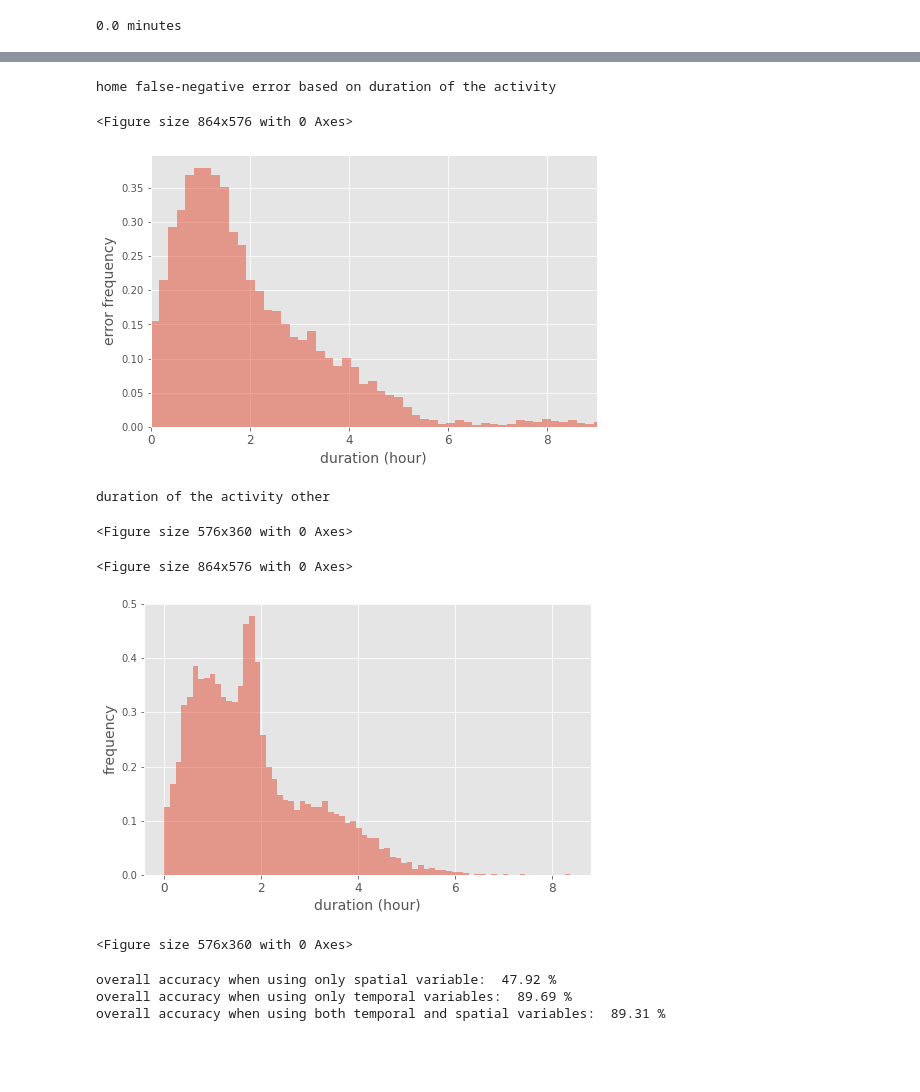
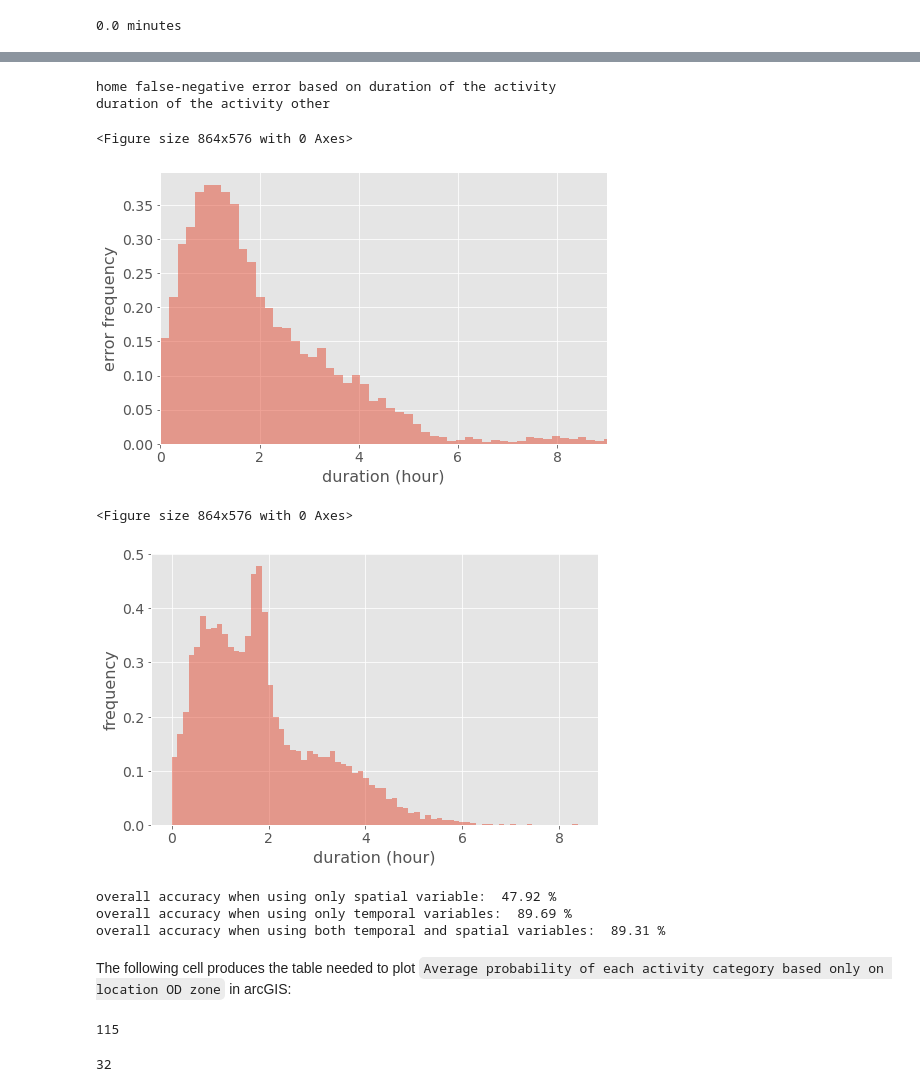
Before and after one commit to zahraeftekhar/PythonProcessingOfMATSimOutputs, a Jupyter notebook: _6_processSnapshot_zoneOnly.ipynb, the cells around one changed output, grey strips where cells are left out. Cells and saved outputs as stored; diff of their text form; code cells hidden in the pictures; blank space fills up the shorter version.

Commit message:
produced data for bar chart plot of activity category probabilities in arcGIS

```diff
--- a/_6_processSnapshot_zoneOnly.ipynb
+++ b/_6_processSnapshot_zoneOnly.ipynb
@@ -200,49 +227,49 @@ homeFalseNeg_duration = pd.DataFrame(pd.to_numeric(homeFalseNeg_duration)/3600)
 plt.rcParams['figure.figsize'] = (16.0, 12.0)
 plt.figure(figsize=(12, 8))
 params = {'figure.figsize': (8, 5)}
 plt.rcParams.update(params)
 
 # plt.figure()
 plt.style.use('ggplot')
 ax1 = (homeFalseNeg_duration).plot(kind='hist', bins=72, density=True, alpha=0.5, label='prediction error of home activity', legend=False)
-ax1.set_xlabel(u'duration (hour)',fontsize=14)
+ax1.set_xlabel(u'duration (hour)',fontsize=16)
 print('home false-negative error based on duration of the activity ')
-ax1.set_ylabel('error frequency',fontsize=14)
-plt.xticks((np.arange(0, 10, step=2)),fontsize=12)
+ax1.set_ylabel('error frequency',fontsize=16)
+plt.xticks((np.arange(0, 10, step=2)),fontsize=14)
+plt.yticks(fontsize=14)
 plt.xlim((0,9))
-plt.show()
+# plt.show()
 plt.savefig("{a}homeFNs_duration.pdf".format(a=savingLoc),dpi = 150)
 plt.savefig("{a}homeFNs_duration.png".format(a=savingLoc),dpi = 150)
 
 # __________________ other_duration______________
 kk =  allActivity[(allActivity.loc[:,"actualAct"]=="other")]
 other_duration = [pd.to_timedelta(i).total_seconds() for i in kk.loc[:,"duration"]]
 other_duration = pd.DataFrame(pd.to_numeric(other_duration)/3600)
 # (other_duration)
 plt.rcParams['figure.figsize'] = (16.0, 12.0)
 plt.figure(figsize=(12, 8))
 params = {'figure.figsize': (8, 5)}
 plt.rcParams.update(params)
 
 # # plt.figure()
 plt.style.use('ggplot')
 ax1 = (other_duration).plot(kind='hist', bins=72, density=True, alpha=0.5, label='actual duration of other activity', legend=False)
-ax1.set_xlabel(u'duration (hour)',fontsize=14)
+ax1.set_xlabel(u'duration (hour)',fontsize=16)
 print('duration of the activity other ')
-ax1.set_ylabel('frequency',fontsize=14)
-plt.xticks((np.arange(0, 10, step=2)),fontsize=12)
-plt.show()
-plt.savefig("{a}other_duration.pdf".format(a=savingLoc),dpi = 150)
-plt.savefig("{a}other_duration.png".format(a=savingLoc),dpi = 150)
+ax1.set_ylabel('frequency',fontsize=16)
+plt.xticks((np.arange(0, 10, step=2)),fontsize=14)
+plt.yticks(fontsize=14)
+# plt.show()
+plt.savefig("{a}otherActual_duration.pdf".format(a=savingLoc),dpi = 150)
+plt.savefig("{a}otherActual_duration.png".format(a=savingLoc),dpi = 150)
 # %% [output]
 home false-negative error based on duration of the activity
+duration of the activity other
 <Figure size 864x576 with 0 Axes>
-[figure, old version]
+[figure, new version]
-duration of the activity other
+<Figure size 864x576 with 0 Axes>
-<Figure size 576x360 with 0 Axes>
-<Figure size 864x576 with 0 Axes>
-[figure, old version]
+[figure, new version]
-<Figure size 576x360 with 0 Axes>
 # %%
 print("overall accuracy when using only spatial variable: ",round(sum(allActivity["Sactivity?"]==allActivity['actualAct'])/len(allActivity)*10000)/100,"%")
 print("overall accuracy when using only temporal variables: ",round(sum(allActivity["Tactivity?"]==allActivity['actualAct'])/len(allActivity)*10000)/100,"%")
@@ -251,3 +278,23 @@ print("overall accuracy when using both temporal and spatial variables: ",round(
 overall accuracy when using only spatial variable:  47.92 %
 overall accuracy when using only temporal variables:  89.69 %
 overall accuracy when using both temporal and spatial variables:  89.31 %
+# %% [markdown]
+The following cell produces the table needed to plot `Average probability of each activity category based only on location OD zone` in arcGIS:
+# %%
+locProbability2
+map_mzr = TAZmap()
+map_mzr.set_map("{a}amsterdamMezuroZones.shp".format(a=savingLoc))
+inputs = map_mzr.map.geometry
+from geopandas.tools import sjoin
+locProbability2 = gpd.GeoDataFrame(locProbability2)
+# locProbability2.drop('deviance',axis=1,inplace=True)
+join_left_df = locProbability2.merge(map_mzr.map,on="mzr_id", how="left")
+# join_left_df.drop('deviance',axis=1,inplace=True)
+# join_left_df.to_file("{a}locProbability.shp".format(a=savingLoc))
+print(len(join_left_df))
+join_left_df2 = join_left_df.loc[join_left_df.loc[:,"home"]!=0.33,:]
+join_left_df2.to_file("{a}locProbability.shp".format(a=savingLoc))
+len(join_left_df2)
+# %% [output]
+115
+32
```
Also changed, not shown: parts of 3 cells of this notebook.
